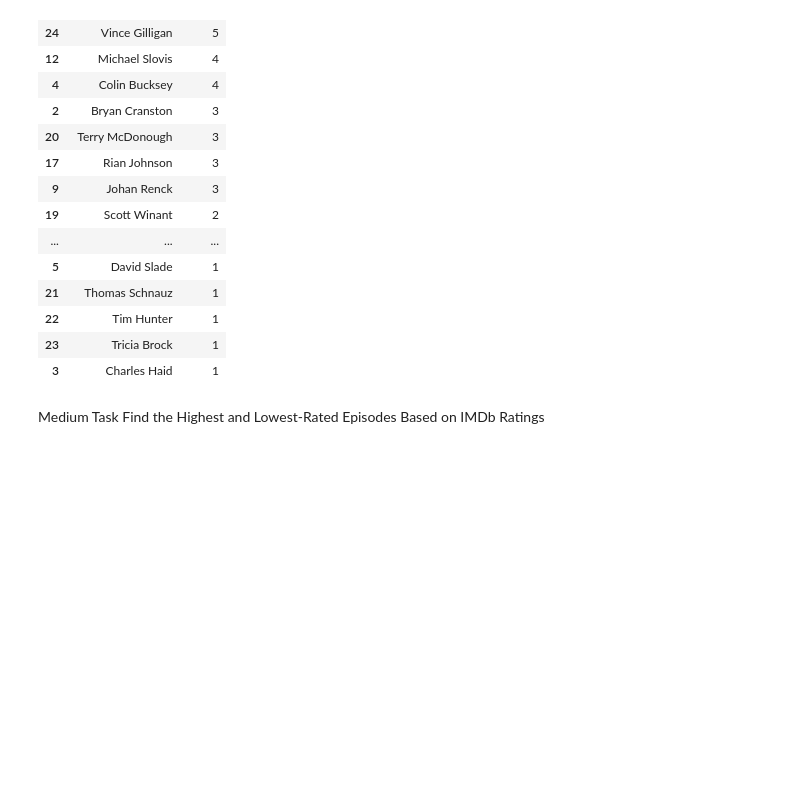
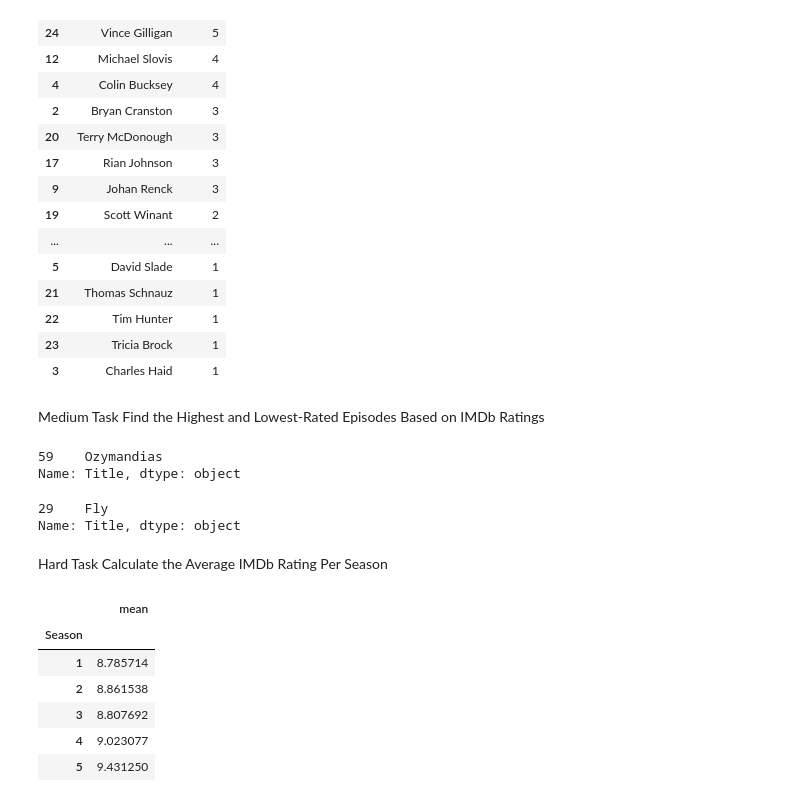
Before and after one commit to Ferref/breaking_bad_analysis, a Jupyter notebook: breaking_bad_analysis.ipynb, the cells around one changed output. Cells and saved outputs as stored; diff of their text form; code cells hidden in the pictures; blank space fills up the shorter version.

Commit message:
task3

```diff
--- a/breaking_bad_analysis.ipynb
+++ b/breaking_bad_analysis.ipynb
@@ -129,3 +129,30 @@ dir_counts.sort_values(by='Count', ascending=False)
 # %% [markdown]
 Medium Task
 Find the Highest and Lowest-Rated Episodes Based on IMDb Ratings
+# %%
+highest_rated_score = data['Rating_IMDB'].max()
+highest_rated_title = data[data['Rating_IMDB'] == highest_rated_score]
+highest_rated_title['Title']
+# %% [output]
+59    Ozymandias
+Name: Title, dtype: object
+# %%
+lowest_rated_score = data['Rating_IMDB'].min()
+lowest_rated_title = data[data['Rating_IMDB'] == lowest_rated_score]
+lowest_rated_title['Title']
+# %% [output]
+29    Fly
+Name: Title, dtype: object
+# %% [markdown]
+Hard Task
+Calculate the Average IMDb Rating Per Season
+# %%
+season_ratings['Rating_IMDB']
+# %% [output]
+|  | mean |
+| Season |  |
+| 1 | 8.785714 |
+| 2 | 8.861538 |
+| 3 | 8.807692 |
+| 4 | 9.023077 |
+| 5 | 9.431250 |
```
